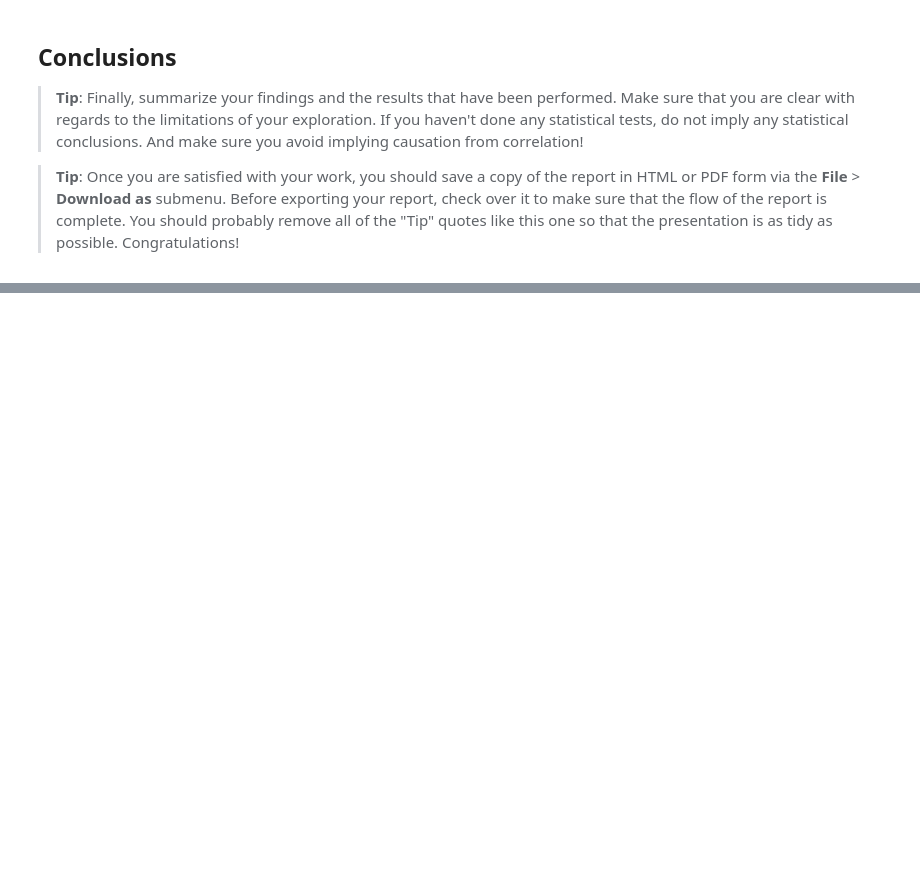
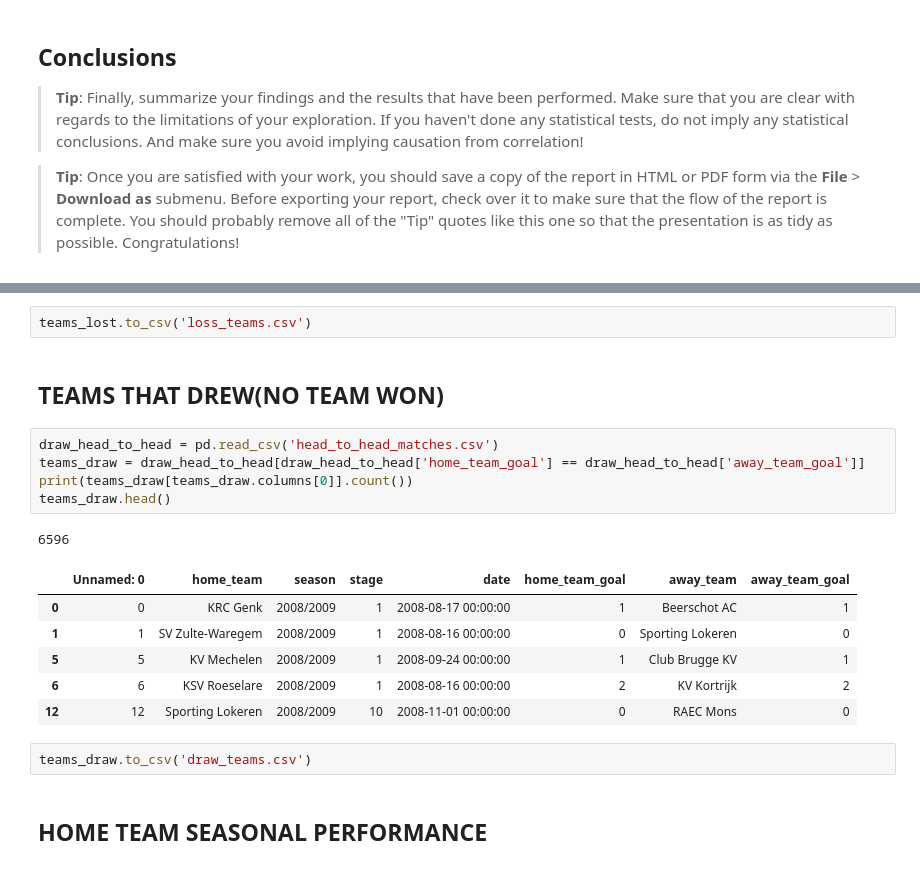
Before and after one commit to Atwinenickson/soccer_analysis, a Jupyter notebook: investigate-a-dataset-template.ipynb, the cells around one changed output, grey strips where cells are left out. Drawn from its saved outputs; the diff is of its cells as text; blank space fills up the shorter version.

```diff
--- a/investigate-a-dataset-template.ipynb
+++ b/investigate-a-dataset-template.ipynb
@@ -528,0 +703,21 @@ Above40
+# %%
+teams_lost.to_csv('loss_teams.csv')
+# %% [markdown]
+## TEAMS THAT DREW(NO TEAM WON)
+# %%
+draw_head_to_head = pd.read_csv('head_to_head_matches.csv')
+teams_draw = draw_head_to_head[draw_head_to_head['home_team_goal'] == draw_head_to_head['away_team_goal']]
+print(teams_draw[teams_draw.columns[0]].count())
+teams_draw.head()
+# %% [output]
+6596
+|  | Unnamed: 0 | home_team | season | stage | date | home_team_goal | away_team | away_team_goal |
+| 0 | 0 | KRC Genk | 2008/2009 | 1 | 2008-08-17 00:00:00 | 1 | Beerschot AC | 1 |
+| 1 | 1 | SV Zulte-Waregem | 2008/2009 | 1 | 2008-08-16 00:00:00 | 0 | Sporting Lokeren | 0 |
+| 5 | 5 | KV Mechelen | 2008/2009 | 1 | 2008-09-24 00:00:00 | 1 | Club Brugge KV | 1 |
+| 6 | 6 | KSV Roeselare | 2008/2009 | 1 | 2008-08-16 00:00:00 | 2 | KV Kortrijk | 2 |
+| 12 | 12 | Sporting Lokeren | 2008/2009 | 10 | 2008-11-01 00:00:00 | 0 | RAEC Mons | 0 |
+# %%
+teams_draw.to_csv('draw_teams.csv')
+# %% [markdown]
+## HOME TEAM SEASONAL PERFORMANCE
```
Also changed, not shown: parts of 71 cells of this notebook.
